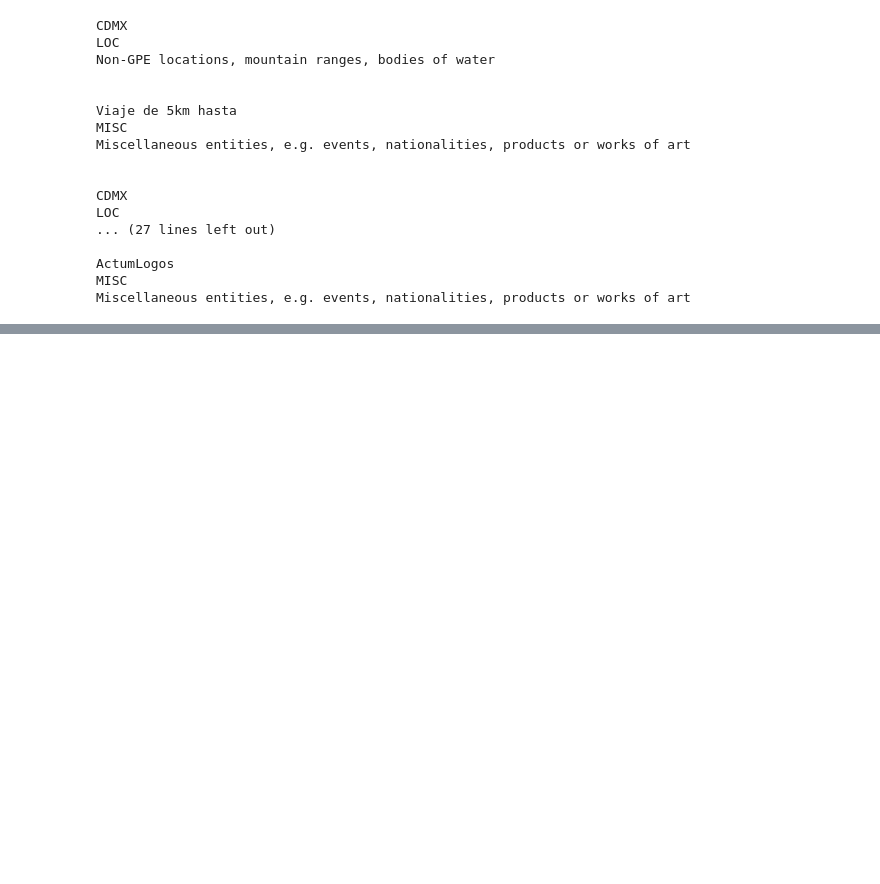
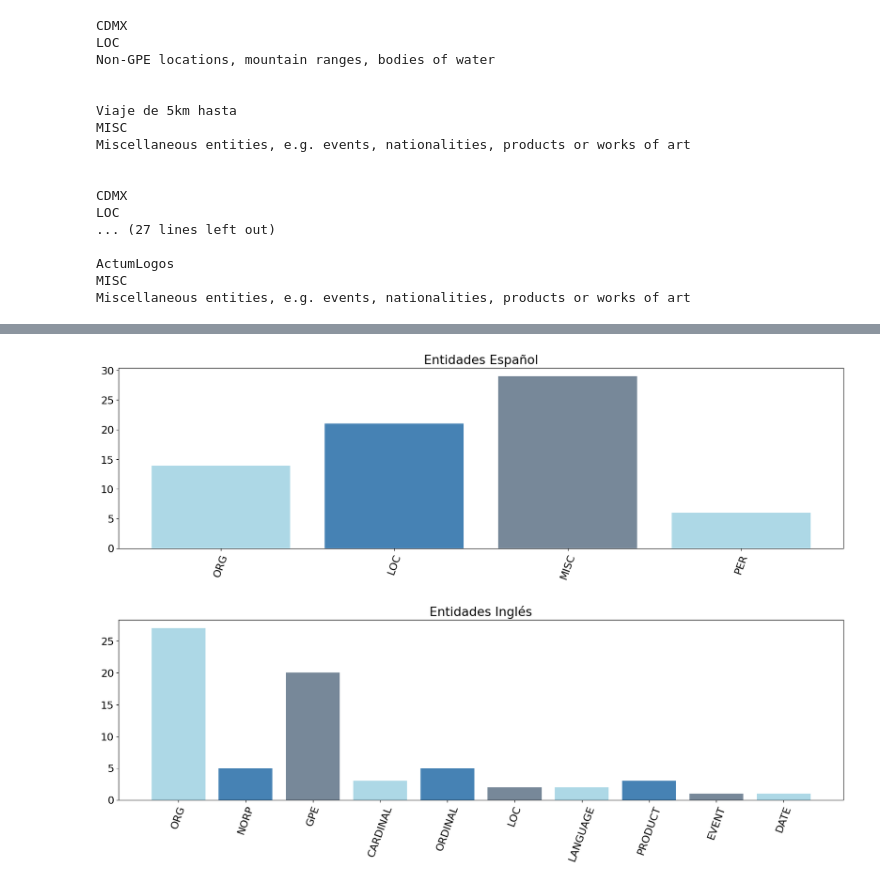
Before and after one commit to cuauhtemocbe/Apuntes-NLP, a Jupyter notebook: notebooks/module_1/Reto_05 Reconocimiento de Entidades_Alumnos.ipynb, the cells around one changed output, grey strips where cells are left out. Drawn from its saved outputs; the diff is of its cells as text; code cells hidden in the pictures; blank space fills up the shorter version.

```diff
--- a/notebooks/module_1/Reto_05 Reconocimiento de Entidades_Alumnos.ipynb
+++ b/notebooks/module_1/Reto_05 Reconocimiento de Entidades_Alumnos.ipynb
@@ -47,6 +47,6 @@ Miscellaneous entities, e.g. events, nationalities, products or works of art
 # %%
 # NOTE: Método para realizar la muestra gráfica de las entidades de cualquier texto
 def render(Texto):
-    _____.render(_____, style = 'ent', jupyter = True, options={'distance':110})
+    displacy.render(Texto, style = 'ent', jupyter = True, options={'distance':110})
 # %%
 # Texto 1
@@ -58,7 +61,7 @@ render(Text1)
 # %%
 # Texto 2
-Texto2 = _____(_____"Alexa es un asistente virtual desarrollado por Amazon, utilizado por primera vez en los altavoces inteligentes Amazon Echo. Puede responder preguntas, reproducir música de servicios como Spotify, Apple Music, TuneIn y Amazon Music, crear listas de comprobación, establecer alarmas o temporizadores, reproducir podcasts y audiolibros, controlar dispositivos inteligentes, proveer información en tiempo real del clima, tráfico y brindar resúmenes de noticias, entre otros. Actualmente, Alexa está disponible en inglés, alemán, japonés, francés, italiano y español. Alexa puede controlar varios dispositivos inteligentes que sean compatibles con este sistema, como focos, interfonos, cámaras de videovigilancia e interruptores inteligentes. Los usuarios pueden extender las habilidades de Alexa instalando skills (funcionalidades adicionales desarrolladas por terceros parecidas a las aplicaciones) desde la app Alexa, también pueden crear rutinas para automatizar sus dispositivos inteligentes con base a un comando de voz, hora o ubicación.")
-Text2 = _____(_____"Alexa is a virtual assistant developed by Amazon, first used on Amazon Echo smart speakers. You can answer questions, play music from services such as Spotify, Apple Music, TuneIn and Amazon Music, create checklists, set alarms or timers, play podcasts and audiobooks, control smart devices, provide real-time weather, traffic and summarize information of news, among others. Alexa is currently available in English, German, Japanese, French, Italian and Spanish. Alexa can control several smart devices that are compatible with this system, such as spotlights, intercoms, video surveillance cameras and smart switches. Users can extend Alexa skills by installing skills (additional features developed by application-like third parties) from the Alexa app, they can also create routines to automate their smart devices based on a voice command, time or location.")
+Texto2 = pln_es(u"Alexa es un asistente virtual desarrollado por Amazon, utilizado por primera vez en los altavoces inteligentes Amazon Echo. Puede responder preguntas, reproducir música de servicios como Spotify, Apple Music, TuneIn y Amazon Music, crear listas de comprobación, establecer alarmas o temporizadores, reproducir podcasts y audiolibros, controlar dispositivos inteligentes, proveer información en tiempo real del clima, tráfico y brindar resúmenes de noticias, entre otros. Actualmente, Alexa está disponible en inglés, alemán, japonés, francés, italiano y español. Alexa puede controlar varios dispositivos inteligentes que sean compatibles con este sistema, como focos, interfonos, cámaras de videovigilancia e interruptores inteligentes. Los usuarios pueden extender las habilidades de Alexa instalando skills (funcionalidades adicionales desarrolladas por terceros parecidas a las aplicaciones) desde la app Alexa, también pueden crear rutinas para automatizar sus dispositivos inteligentes con base a un comando de voz, hora o ubicación.")
+Text2 = pln_en(u"Alexa is a virtual assistant developed by Amazon, first used on Amazon Echo smart speakers. You can answer questions, play music from services such as Spotify, Apple Music, TuneIn and Amazon Music, create checklists, set alarms or timers, play podcasts and audiobooks, control smart devices, provide real-time weather, traffic and summarize information of news, among others. Alexa is currently available in English, German, Japanese, French, Italian and Spanish. Alexa can control several smart devices that are compatible with this system, such as spotlights, intercoms, video surveillance cameras and smart switches. Users can extend Alexa skills by installing skills (additional features developed by application-like third parties) from the Alexa app, they can also create routines to automate their smart devices based on a voice command, time or location.")
 
 render(Texto2)
 render(Text2)
@@ -65,7 +71,7 @@ render(Text2)
 # %%
 # Texto 3
-Texto3 = _____(_____"Amazon Echo (abreviado a Echo y conocido coloquialmente como Alexa) es una marca de altavoces inteligentes desarrollados por Amazon. Los dispositivos Echo se conectan al servicio de asistente personal inteligente controlado por voz Alexa, que responde a los nombres Alexa, Echo o Computer. Los usuarios pueden cambiar esta palabra de inicio a Amazon, Echo o Computer. Las características del dispositivo incluyen: interacción de voz, reproducción de música, hacer listas de tareas, configurar alarmas, transmitir podcasts y reproducir audiolibros, además de proporcionar información meteorológica, de tráfico y otra información en tiempo real. También puede controlar varios dispositivos inteligentes, actuando como un centro de automatización del hogar. Según informes confirmados, Amazon comenzó a desarrollar dispositivos Echo dentro de sus oficinas Lab126 en Silicon Valley y en Cambridge, Massachusetts, ya en 2010. El dispositivo representó uno de los primeros intentos de Amazon de expandir su cartera de dispositivos más allá del lector electrónico Kindle. The Echo apareció de manera prominente en el primer anuncio televisivo de transmisión del Super Bowl de Amazon en 2016.")
-Text3 = _____(_____"Amazon Echo (shortened to Echo and known colloquially as Alexa) is a brand of smart speakers developed by Amazon. Echo devices connect to the voice-controlled intelligent personal assistant service Alexa, which responds to the names Alexa, Echo, or Computer. Users may change this wake word to Amazon, Echo or Computer. The features of the device include: voice interaction, music playback, making to-do lists, setting alarms, streaming podcasts, and playing audiobooks, in addition to providing weather, traffic and other real-time information. It can also control several smart devices, acting as a home automation hub. According to confirmed reports, Amazon started developing Echo devices inside its Lab126 offices in Silicon Valley and in Cambridge, Massachusetts as early as 2010. The device represented one of Amazon's first attempts to expand its device portfolio beyond the Kindle e-reader. The Echo featured prominently in Amazon's first-ever Super Bowl broadcast television advertisement in 2016.")
+Texto3 = pln_es(u"Amazon Echo (abreviado a Echo y conocido coloquialmente como Alexa) es una marca de altavoces inteligentes desarrollados por Amazon. Los dispositivos Echo se conectan al servicio de asistente personal inteligente controlado por voz Alexa, que responde a los nombres Alexa, Echo o Computer. Los usuarios pueden cambiar esta palabra de inicio a Amazon, Echo o Computer. Las características del dispositivo incluyen: interacción de voz, reproducción de música, hacer listas de tareas, configurar alarmas, transmitir podcasts y reproducir audiolibros, además de proporcionar información meteorológica, de tráfico y otra información en tiempo real. También puede controlar varios dispositivos inteligentes, actuando como un centro de automatización del hogar. Según informes confirmados, Amazon comenzó a desarrollar dispositivos Echo dentro de sus oficinas Lab126 en Silicon Valley y en Cambridge, Massachusetts, ya en 2010. El dispositivo representó uno de los primeros intentos de Amazon de expandir su cartera de dispositivos más allá del lector electrónico Kindle. The Echo apareció de manera prominente en el primer anuncio televisivo de transmisión del Super Bowl de Amazon en 2016.")
+Text3 = pln_en(u"Amazon Echo (shortened to Echo and known colloquially as Alexa) is a brand of smart speakers developed by Amazon. Echo devices connect to the voice-controlled intelligent personal assistant service Alexa, which responds to the names Alexa, Echo, or Computer. Users may change this wake word to Amazon, Echo or Computer. The features of the device include: voice interaction, music playback, making to-do lists, setting alarms, streaming podcasts, and playing audiobooks, in addition to providing weather, traffic and other real-time information. It can also control several smart devices, acting as a home automation hub. According to confirmed reports, Amazon started developing Echo devices inside its Lab126 offices in Silicon Valley and in Cambridge, Massachusetts as early as 2010. The device represented one of Amazon's first attempts to expand its device portfolio beyond the Kindle e-reader. The Echo featured prominently in Amazon's first-ever Super Bowl broadcast television advertisement in 2016.")
 
 render(Texto3)
 render(Text3)
@@ -72,32 +81,35 @@ render(Text3)
 # %%
 # Importamos la librería gráfica para trabajar
 import matplotlib.pyplot as plt
 
 # Creación de gráficas / Histogramas con las entidades detectadas
 TextosEspañol = [Texto1, Texto2, Texto3]
 TextosEnglish = [Text1, Text2, Text3]
 
 # Método para obtener las entidades según el idioma
 def get_entities(Textos):
     Entidades = {}
     for Texto in Textos:
-        for Entidad in Texto._____:
-            if(Entidades.get(_____._____) == None):
-                Entidades.setdefault(_____._____, 1)
+        for Entidad in Texto.ents:
+            if(Entidades.get(Entidad.label_) == None):
+                Entidades.setdefault(Entidad.label_, 1)
             else:
-                Entidades[_____._____] += 1
+                Entidades[Entidad.label_] += 1
     return Entidades
 
 # Método para generar el ploteo del diccionario de entidades
 def plot_entities(Entidades, lang):
     # Impresión de la gráfica a partir del diccionario
     plt.rcParams.update({'font.size': 16})
     plt.figure(figsize=(20,5))
-    plt.bar(Entidades._____(), Entidades._____(), color=['lightblue','steelblue','lightslategrey'])
+    plt.bar(Entidades.keys(), Entidades.values(), color=['lightblue','steelblue','lightslategrey'])
     plt.title('Entidades ' + lang)
     plt.xticks(rotation = 70)
     plt.show()
 
 # Proceso para las gráficas de entidades en Español e Inglés
-plot_entities(_____(TextosEspañol), "Español")
-plot_entities(_____(TextosEnglish), "Inglés")
+plot_entities(get_entities(TextosEspañol), "Español")
+plot_entities(get_entities(TextosEnglish), "Inglés")
+# %% [output]
+[figure, added]
+[figure, added]
```
Also changed, not shown: parts of 3 cells of this notebook, 8 other files.
